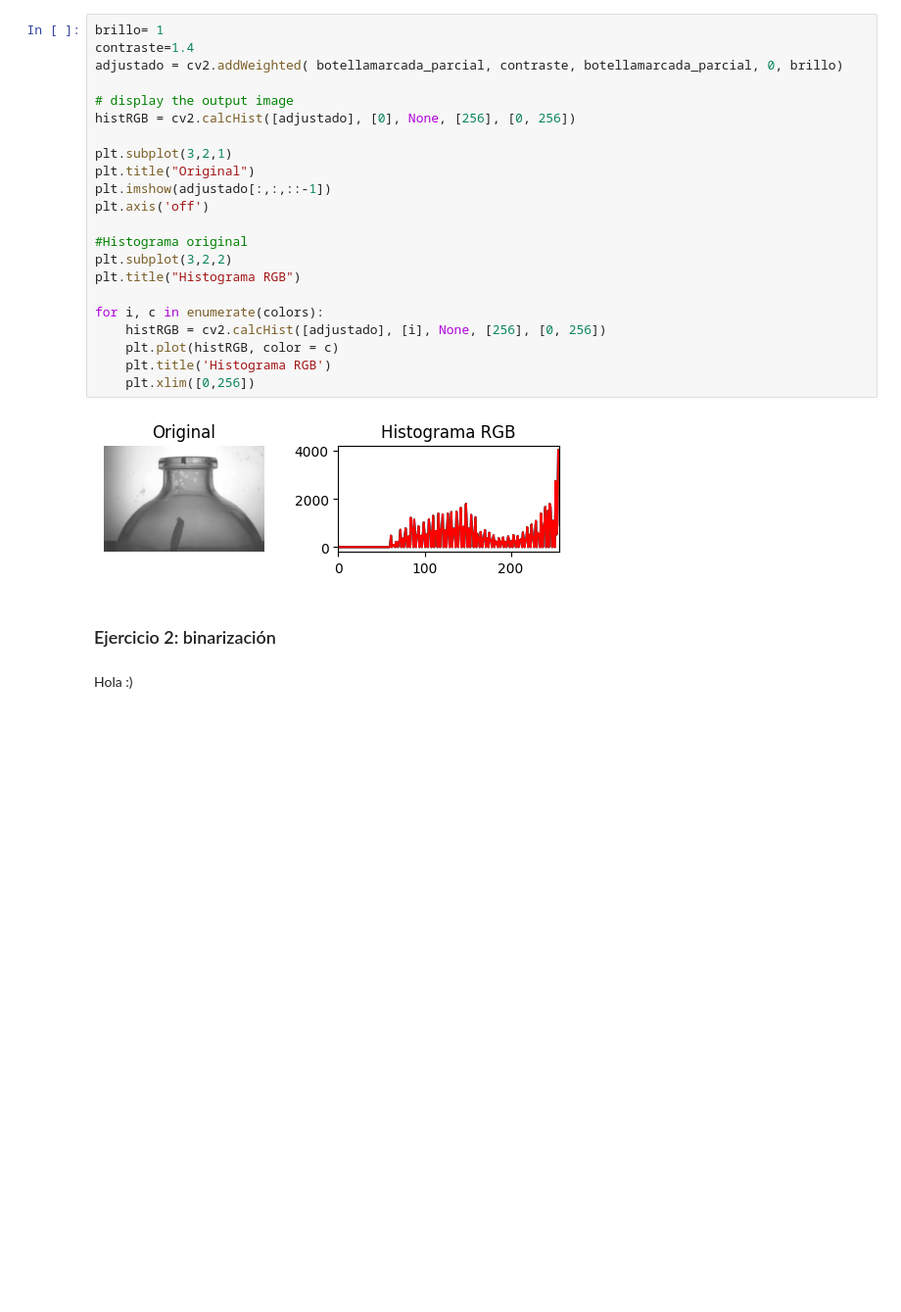
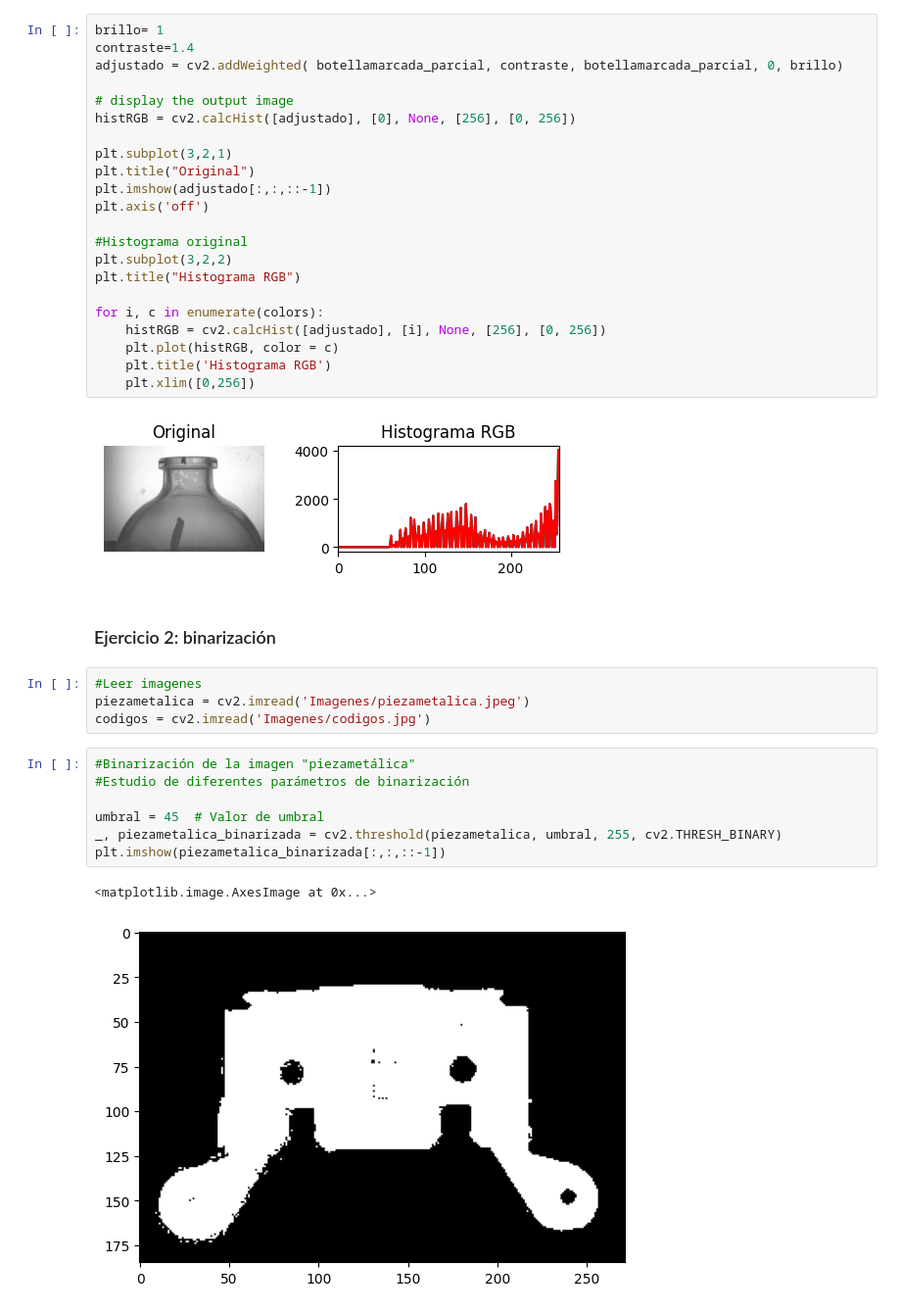
Before and after one commit to cae1000/Trabajos-Vision, a Jupyter notebook: Laboratorio 1/Practica_Lab1.ipynb, the cells around one changed output. Shown: that part at 98% size. Saved outputs shown, nothing was run; the diff lists cells and outputs as text; blank space fills up the shorter version.

Commit message:
Binarización

```diff
--- a/Laboratorio 1/Practica_Lab1.ipynb
+++ b/Laboratorio 1/Practica_Lab1.ipynb
@@ -131,5 +131,17 @@ for i, c in enumerate(colors):
 [figure]
 # %% [markdown]
 ### Ejercicio 2: binarización
-# %% [markdown]
-Hola :)
+# %%
+#Leer imagenes
+piezametalica = cv2.imread('Imagenes/piezametalica.jpeg')
+codigos = cv2.imread('Imagenes/codigos.jpg')
+# %%
+#Binarización de la imagen "piezametálica"
+#Estudio de diferentes parámetros de binarización
+
+umbral = 45  # Valor de umbral
+_, piezametalica_binarizada = cv2.threshold(piezametalica, umbral, 255, cv2.THRESH_BINARY)
+plt.imshow(piezametalica_binarizada[:,:,::-1])
+# %% [output]
+<matplotlib.image.AxesImage at 0x...>
+[figure, added]
```
Also changed, not shown: parts of 3 cells of this notebook.
